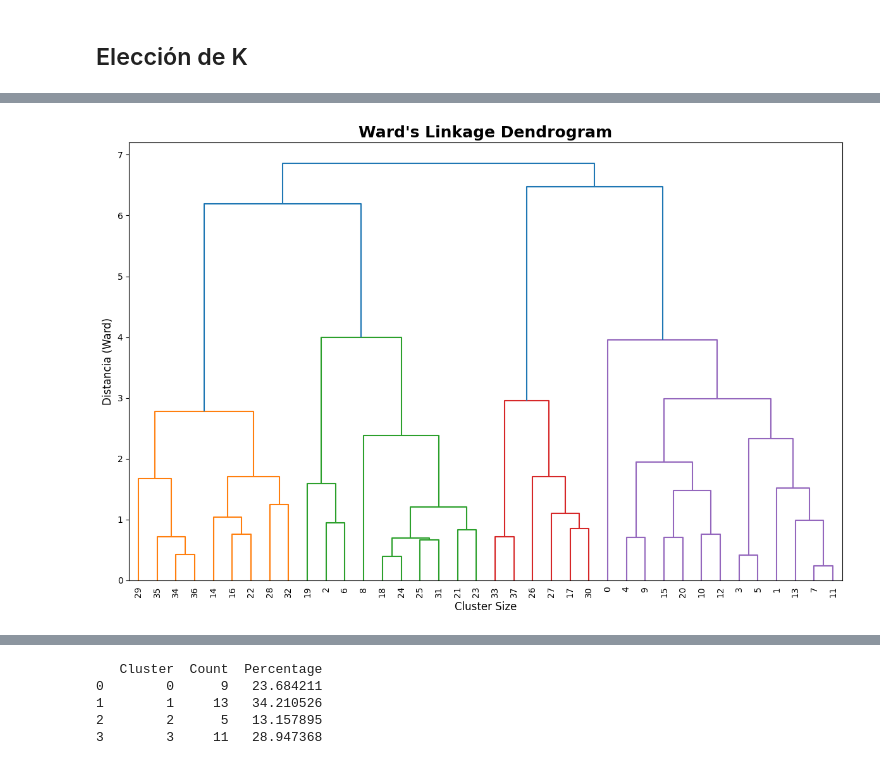
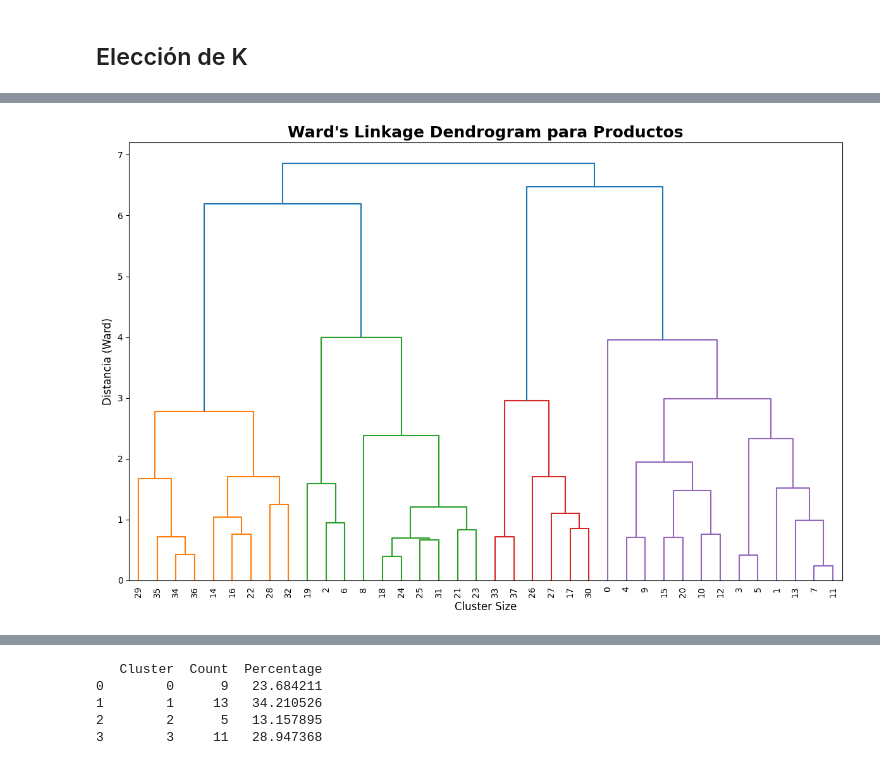
Before and after one commit to Polito9/Sales-Pattern-Analysis, a Jupyter notebook: notebooks/Clustering.ipynb, the cells around one changed output, grey strips where cells are left out. Cells and saved outputs as stored; diff of their text form; code cells hidden in the pictures.

Commit message:
Clusters de Clientes

```diff
--- a/notebooks/Clustering.ipynb
+++ b/notebooks/Clustering.ipynb
@@ -284,27 +271,4 @@ array([[ 7.   , 11.   ,  0.239,  2.   ],
 # %%
-#Gemini was used to increase the quality of the plot
-
-plt.figure(figsize=(12, 8))
-
-ward_matrix = linkage_matrices['ward']
-
-dendrogram(
-    ward_matrix,
-    truncate_mode='lastp',
-    p=50,  # Show last 50 merges
-    show_leaf_counts=True,
-    leaf_rotation=90,
-    leaf_font_size=10,
-    show_contracted=True
-)
-
-plt.title("Ward's Linkage Dendrogram", fontsize=18, fontweight='bold')
-plt.xlabel('Cluster Size', fontsize=12)
-plt.ylabel('Distancia (Ward)', fontsize=12)
-
-
-
-plt.tight_layout()
-plt.show()
+plot_dendogram(X_prod_scaled, name='Productos')
 # %% [output]
-[figure, old version]
+[figure, new version]
```
Also changed, not shown: parts of 33 cells of this notebook.
